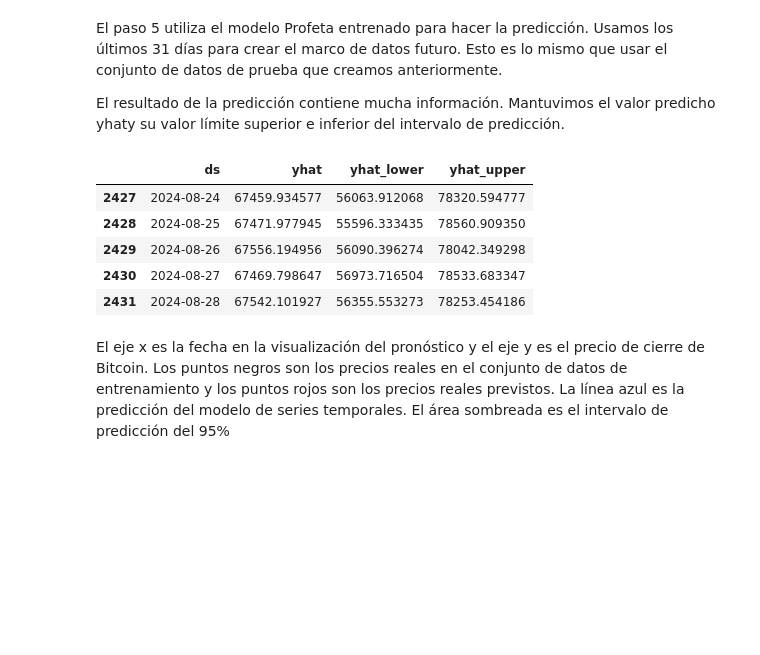
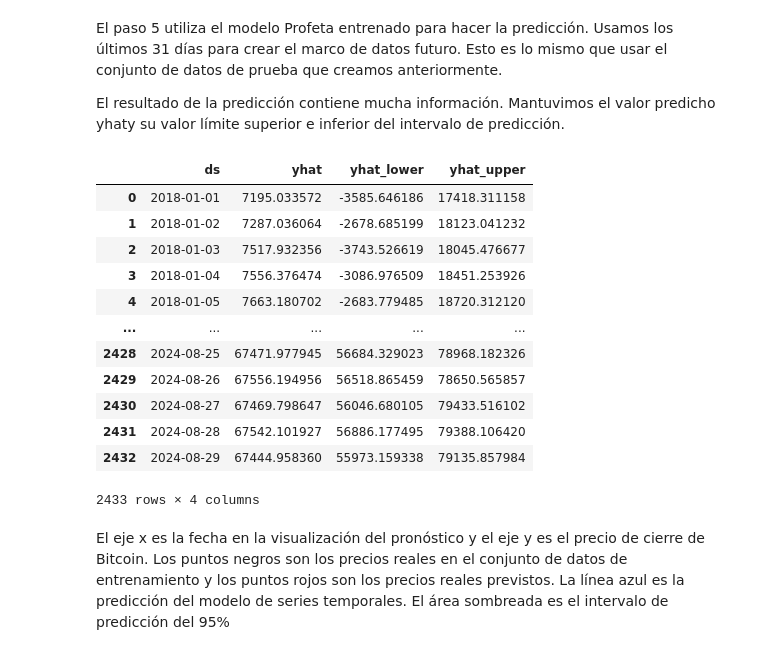
Before and after one commit to Wilsonsr/Series-de-Tiempo, a Jupyter notebook: CUADERNOS/Bitcoin_Phrophet.ipynb, the cells around one changed output. Cells and saved outputs as stored; diff of their text form; code cells hidden in the pictures; blank space fills up the shorter version.

```diff
--- a/CUADERNOS/Bitcoin_Phrophet.ipynb
+++ b/CUADERNOS/Bitcoin_Phrophet.ipynb
@@ -193,7 +193,7 @@ Entrenar el modelo de series de tiempo utilizando el conjunto de datos de entren
 - `n_changepoints` es el número de puntos de cambio en la tendencia de la serie temporal. El valor predeterminado es 25. Según la forma de los datos del precio de Bitcoin, se estableció en 7.
 # %%
 # Crea el modelo con una confianza interna del 95%
-m = Prophet(interval_width=0.95, n_changepoints=7)
+m = Prophet(interval_width=0.95, n_changepoints=7,daily_seasonality=False)
 
 # Ajusta el modelo
 m.fit(df_train)
@@ -216,20 +216,27 @@ El paso 5 utiliza el modelo Profeta entrenado para hacer la predicción. Usamos
 El resultado de la predicción contiene mucha información. Mantuvimos el valor predicho yhaty su valor límite superior e inferior del intervalo de predicción.
 # %%
 # Crear un marco de datos futuro para la predicción
-future = m.make_future_dataframe(periods=60)
+future = m.make_future_dataframe(periods=61)
 
 # Pronosticar los valores futuros del marco de datos
 forecast = m.predict(future)
 
 # Verifique los valores pronosticados y el pronóstico del límite
-forecast[['ds', 'yhat', 'yhat_lower', 'yhat_upper']].tail()
+forecast[['ds', 'yhat', 'yhat_lower', 'yhat_upper']]
 # %% [output]
 |  | ds | yhat | yhat_lower | yhat_upper |
-| 2427 | 2024-08-24 | 67459.934577 | 56063.912068 | 78320.594777 |
-| 2428 | 2024-08-25 | 67471.977945 | 55596.333435 | 78560.909350 |
-| 2429 | 2024-08-26 | 67556.194956 | 56090.396274 | 78042.349298 |
-| 2430 | 2024-08-27 | 67469.798647 | 56973.716504 | 78533.683347 |
-| 2431 | 2024-08-28 | 67542.101927 | 56355.553273 | 78253.454186 |
+| 0 | 2018-01-01 | 7195.033572 | -3585.646186 | 17418.311158 |
+| 1 | 2018-01-02 | 7287.036064 | -2678.685199 | 18123.041232 |
+| 2 | 2018-01-03 | 7517.932356 | -3743.526619 | 18045.476677 |
+| 3 | 2018-01-04 | 7556.376474 | -3086.976509 | 18451.253926 |
+| 4 | 2018-01-05 | 7663.180702 | -2683.779485 | 18720.312120 |
+| ... | ... | ... | ... | ... |
+| 2428 | 2024-08-25 | 67471.977945 | 56684.329023 | 78968.182326 |
+| 2429 | 2024-08-26 | 67556.194956 | 56518.865459 | 78650.565857 |
+| 2430 | 2024-08-27 | 67469.798647 | 56046.680105 | 79433.516102 |
+| 2431 | 2024-08-28 | 67542.101927 | 56886.177495 | 79388.106420 |
+| 2432 | 2024-08-29 | 67444.958360 | 55973.159338 | 79135.857984 |
+2433 rows × 4 columns
 # %% [markdown]
 El eje x es la fecha en la visualización del pronóstico y el eje y es el precio de cierre de Bitcoin. Los puntos negros son los precios reales en el conjunto de datos de entrenamiento y los puntos rojos son los precios reales previstos. La línea azul es la predicción del modelo de series temporales. El área sombreada es el intervalo de predicción del 95%
 # %%
```
Also changed, not shown: parts of 6 cells of this notebook.
